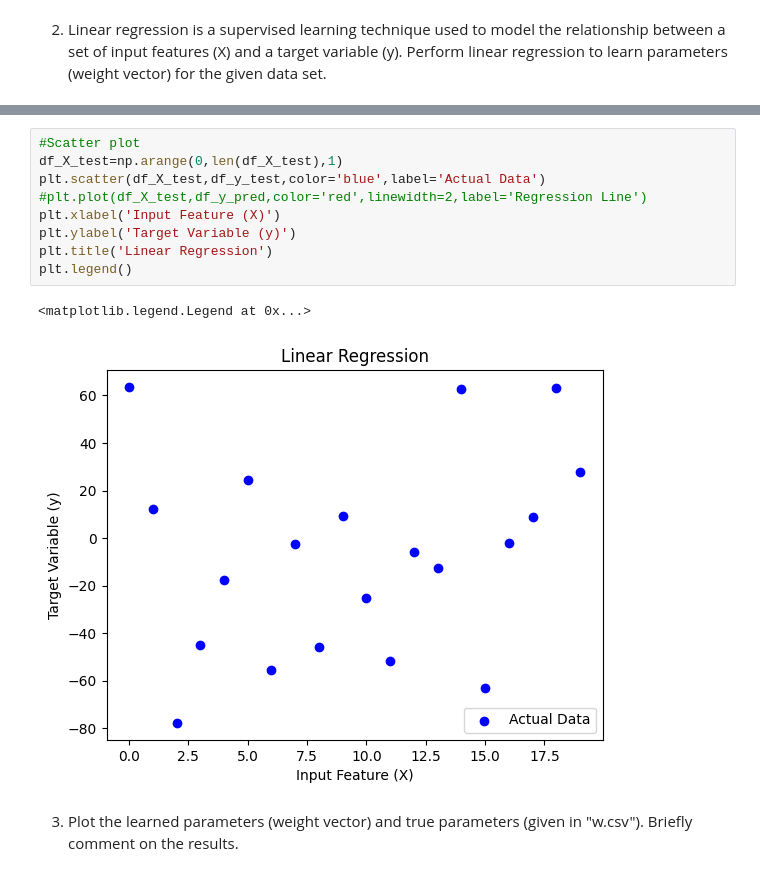
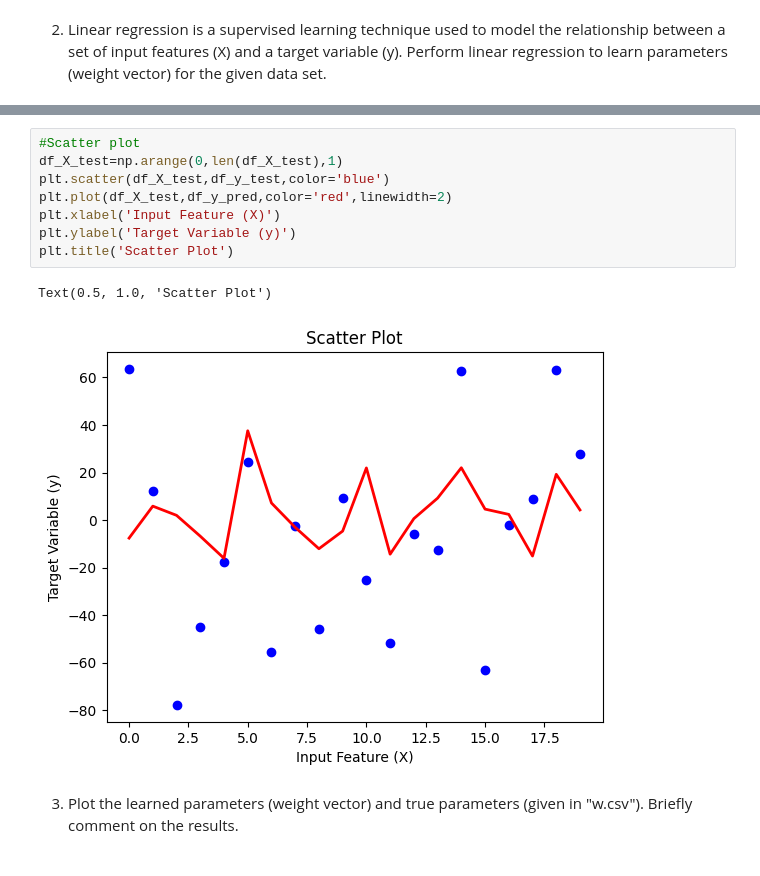
Before and after one commit to kumudu12/EN5870, a Jupyter notebook: Assignment_01_on_Linear_Regression.ipynb, the cells around one changed output, grey strips where cells are left out. Saved outputs shown, nothing was run; the diff lists cells and outputs as text.

```diff
--- a/Assignment_01_on_Linear_Regression.ipynb
+++ b/Assignment_01_on_Linear_Regression.ipynb
@@ -99,15 +100,14 @@ Coefficient of determination: 0.06
 # %%
 #Scatter plot
 df_X_test=np.arange(0,len(df_X_test),1)
-plt.scatter(df_X_test,df_y_test,color='blue',label='Actual Data')
-#plt.plot(df_X_test,df_y_pred,color='red',linewidth=2,label='Regression Line')
+plt.scatter(df_X_test,df_y_test,color='blue')
+plt.plot(df_X_test,df_y_pred,color='red',linewidth=2)
 plt.xlabel('Input Feature (X)')
 plt.ylabel('Target Variable (y)')
-plt.title('Linear Regression')
-plt.legend()
+plt.title('Scatter Plot')
 # %% [output]
-<matplotlib.legend.Legend at 0x...>
+Text(0.5, 1.0, 'Scatter Plot')
-[figure, old version]
+[figure, new version]
 # %% [markdown]
 3.  Plot the learned parameters (weight vector) and true parameters (given in "w.csv").
 Briefly comment on the results.
```
Also changed, not shown: parts of 17 cells of this notebook.
